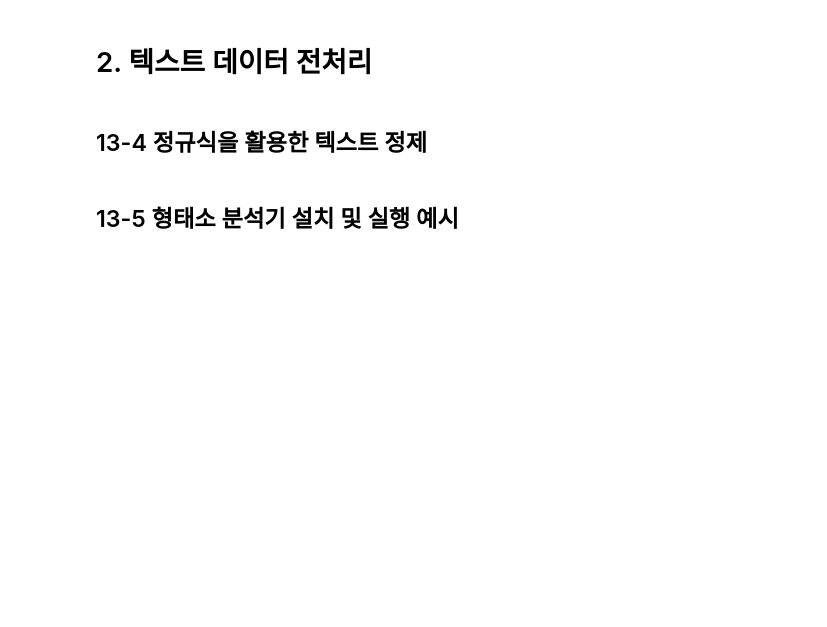
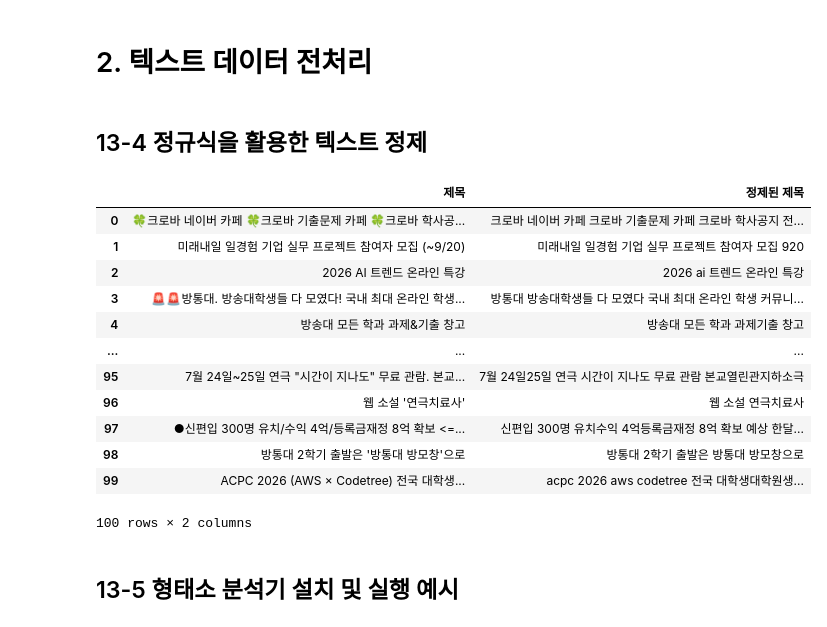
Before and after one commit to Isekai6280/Data-Analysis-with-Open-Source, a Jupyter notebook: 13강 연습.ipynb, the cells around one changed output. Saved outputs shown, nothing was run; the diff lists cells and outputs as text; code cells hidden in the pictures; blank space fills up the shorter version.

```diff
--- a/13강 연습.ipynb
+++ b/13강 연습.ipynb
@@ -194,27 +225,41 @@ cs_df = pd.DataFrame(data = {'제목': board_titles})
 # %%
 import re
 
 ## 텍스트 정제 함수
 def clean_text(text):
     if isinstance(text, str):
        # 특수 문자 제거 regex (영어 소문자, 영어 대문자, 숫자, 한글, 공백글자만 허용)
-
+       text = re.sub(r'[^a-zA-Z0-9가-힣\s]', '', text)
        # HTML 태그 제거 regex
-
+       text = re.sub(r'<[^>]*>', '', text)
        # 소문자로 변환 python 함수
-
+       text = text.lower()
        return text
     else:
         return ""
 
 ## 데이터프레임 정제 함수
 def clean_df(df):
   if not df.empty:
       df['정제된 제목'] = df['제목'].apply(clean_text)
 
 ## cs_df에 정제 함수 적용
 clean_df(cs_df)
 cs_df
+# %% [output]
+|  | 제목 | 정제된 제목 |
+| 0 | 🍀크로바 네이버 카페 🍀크로바 기출문제 카페 🍀크로바 학사공... | 크로바 네이버 카페 크로바 기출문제 카페 크로바 학사공지 전... |
+| 1 | 미래내일 일경험 기업 실무 프로젝트 참여자 모집 (~9/20) | 미래내일 일경험 기업 실무 프로젝트 참여자 모집 920 |
+| 2 | 2026 AI 트렌드 온라인 특강 | 2026 ai 트렌드 온라인 특강 |
+| 3 | 🚨🚨방통대. 방송대학생들 다 모였다! 국내 최대 온라인 학생... | 방통대 방송대학생들 다 모였다 국내 최대 온라인 학생 커뮤니... |
+| 4 | 방송대 모든 학과 과제&기출 창고 | 방송대 모든 학과 과제기출 창고 |
+| ... | ... | ... |
+| 95 | 7월 24일~25일 연극 "시간이 지나도" 무료 관람. 본교... | 7월 24일25일 연극 시간이 지나도 무료 관람 본교열린관지하소극 |
+| 96 | 웹 소설 '연극치료사' | 웹 소설 연극치료사 |
+| 97 | ●신편입 300명 유치/수익 4억/등록금재정 8억 확보 <=... | 신편입 300명 유치수익 4억등록금재정 8억 확보 예상 한달... |
+| 98 | 방통대 2학기 출발은 '방통대 방모창'으로 | 방통대 2학기 출발은 방통대 방모창으로 |
+| 99 | ACPC 2026 (AWS × Codetree) 전국 대학생... | acpc 2026 aws codetree 전국 대학생대학원생... |
+100 rows × 2 columns
 # %% [markdown]
 ## 13-5 형태소 분석기 설치 및 실행 예시
 # %%
```
Also changed, not shown: parts of 12 cells of this notebook.
